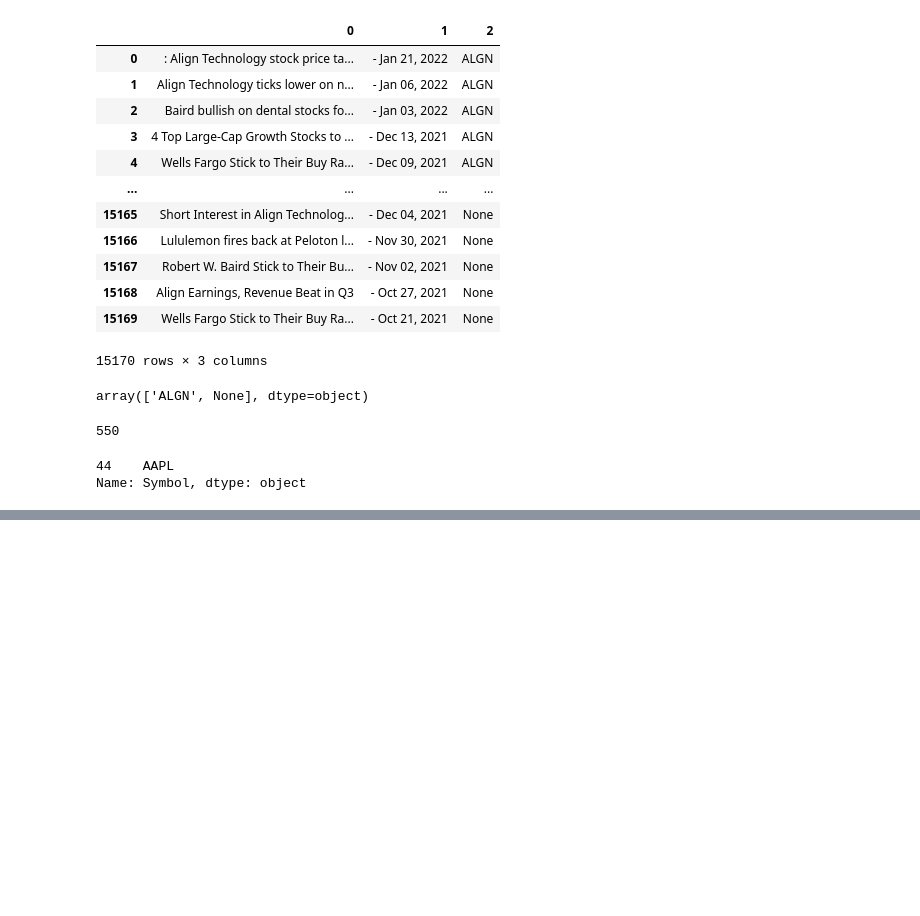
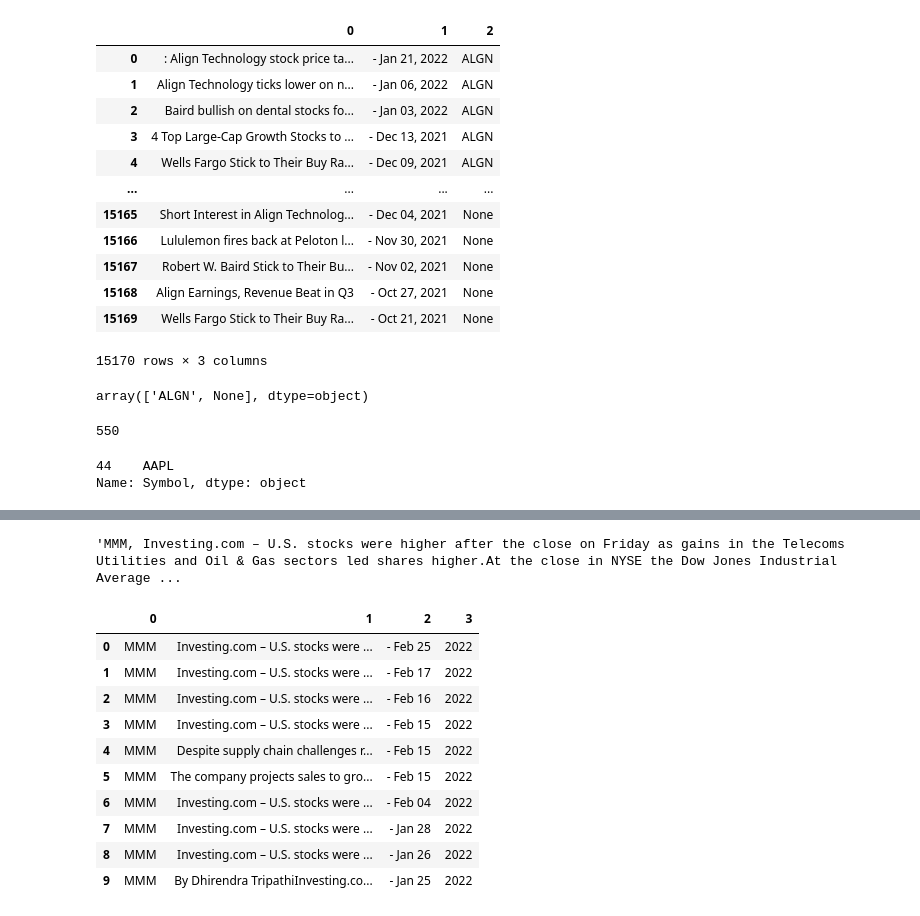
Before and after one commit to rtshinta/StockMarket, a Jupyter notebook: web_scrape_news.ipynb, the cells around one changed output, grey strips where cells are left out. Cells and saved outputs as stored; diff of their text form; code cells hidden in the pictures; blank space fills up the shorter version.

Commit message:
webscrape full articles

```diff
--- a/web_scrape_news.ipynb
+++ b/web_scrape_news.ipynb
@@ -374,0 +551,19 @@ fwrite.close()
+# %%
+f = open("full_article.txt", "r")
+f.readlines()[0]
+# %% [output]
+'MMM, Investing.com – U.S. stocks were higher after the close on Friday as gains in the Telecoms Utilities and Oil & Gas sectors led shares higher.At the close in NYSE the Dow Jones Industrial Average ...
+# %%
+pd.read_csv("full_article.txt", header = None)
+# %% [output]
+|  | 0 | 1 | 2 | 3 |
+| 0 | MMM | Investing.com – U.S. stocks were ... | - Feb 25 | 2022 |
+| 1 | MMM | Investing.com – U.S. stocks were ... | - Feb 17 | 2022 |
+| 2 | MMM | Investing.com – U.S. stocks were ... | - Feb 16 | 2022 |
+| 3 | MMM | Investing.com – U.S. stocks were ... | - Feb 15 | 2022 |
+| 4 | MMM | Despite supply chain challenges r... | - Feb 15 | 2022 |
+| 5 | MMM | The company projects sales to gro... | - Feb 15 | 2022 |
+| 6 | MMM | Investing.com – U.S. stocks were ... | - Feb 04 | 2022 |
+| 7 | MMM | Investing.com – U.S. stocks were ... | - Jan 28 | 2022 |
+| 8 | MMM | Investing.com – U.S. stocks were ... | - Jan 26 | 2022 |
+| 9 | MMM | By Dhirendra TripathiInvesting.co... | - Jan 25 | 2022 |
```
Also changed, not shown: parts of 6 cells of this notebook, 1 other file.
